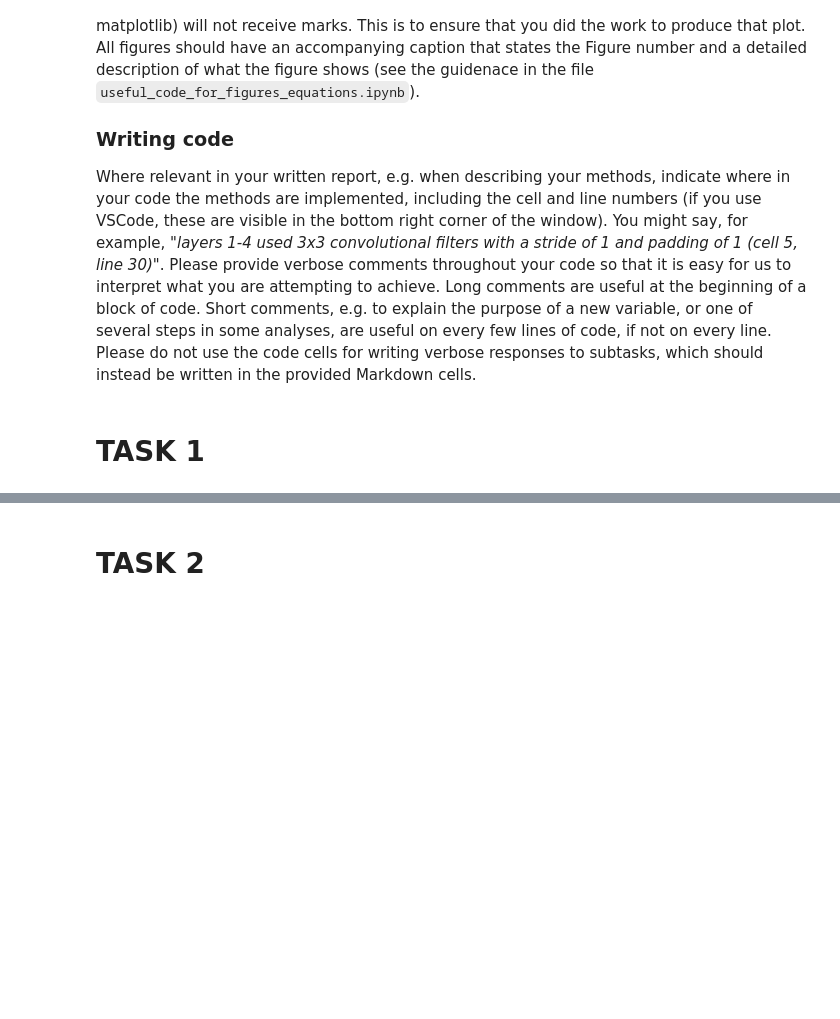
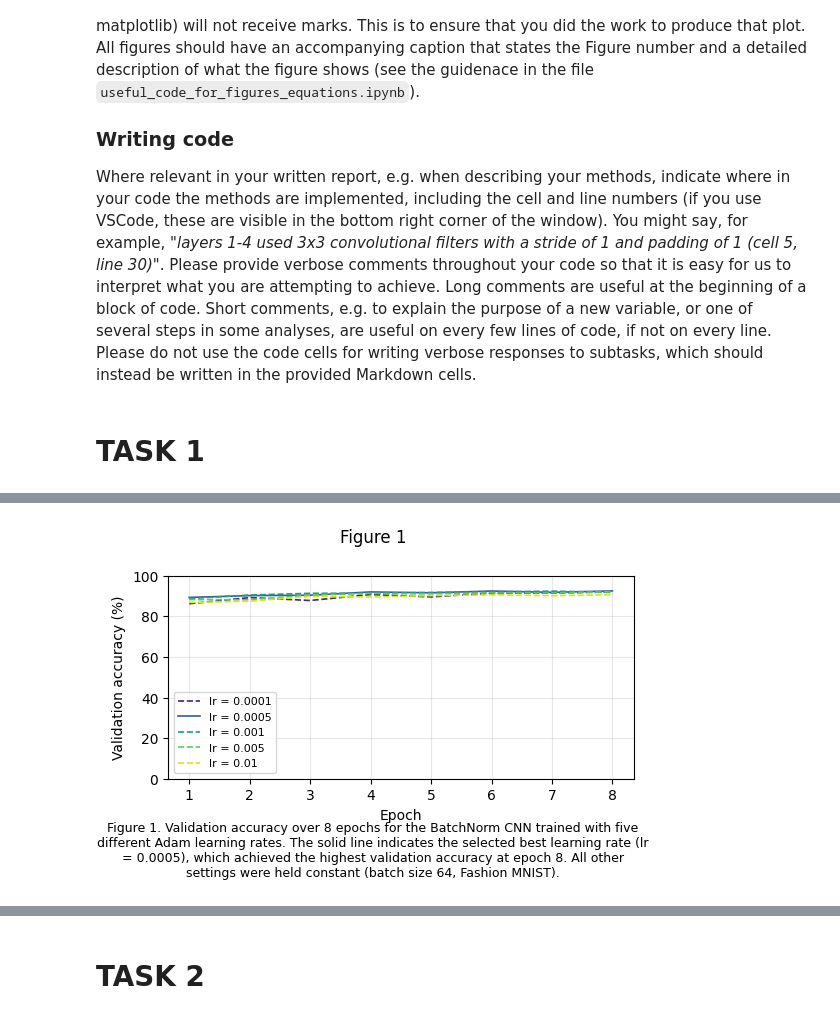
Before and after one commit to Noah-To/NN-Draft, a Jupyter notebook: XXXXXX.ipynb, the cells around one changed output, grey strips where cells are left out. Saved outputs shown, nothing was run; the diff lists cells and outputs as text; code cells hidden in the pictures; blank space fills up the shorter version.

```diff
--- a/XXXXXX.ipynb
+++ b/XXXXXX.ipynb
@@ -27,0 +168,73 @@ Where relevant in your written report, e.g. when describing your methods, indica
+# %%
+
+# Learning rate experiment
+# The assignment requires investigating a range of learning rates to find the
+# best-performing one. Each LR is tested for 8 epochs using the BatchNorm CNN
+# (fewer epochs than the final run, but enough to see which LR converges best).
+# Validation accuracy at epoch 8 is used to select the best LR.
+
+LEARNING_RATES = [1e-4, 5e-4, 1e-3, 5e-3, 1e-2]
+LR_EPOCHS = 8   # short run per LR — just enough to compare convergence speed
+
+lr_val_acc_histories = {}   # store val accuracy curve for each LR
+
+criterion = nn.CrossEntropyLoss()
+
+for lr in LEARNING_RATES:
+    model_lr = CNN(use_bn=True).to(device)
+    opt_lr   = optim.Adam(model_lr.parameters(), lr=lr)
+    val_accs = []
+
+    print(f"\nLR = {lr}")
+    for epoch in range(1, LR_EPOCHS + 1):
+        # one pass through training data
+        model_lr.train()
+        for images, labels in train_loader:
+            images, labels = images.to(device), labels.to(device)
+            opt_lr.zero_grad()
+            loss = criterion(model_lr(images), labels)
+            loss.backward()
+            opt_lr.step()
+
+        # evaluate on validation set
+        _, vl_acc = evaluate(model_lr, val_loader, criterion)
+        val_accs.append(vl_acc * 100)
+        print(f"  epoch {epoch}/{LR_EPOCHS}  val acc: {vl_acc*100:.1f}%")
+
+    lr_val_acc_histories[lr] = val_accs
+
+# Select the LR with the highest validation accuracy at the final epoch
+BEST_LR = max(LEARNING_RATES, key=lambda lr: lr_val_acc_histories[lr][-1])
+print(f"\nBest learning rate: {BEST_LR}  "
+      f"(val acc = {lr_val_acc_histories[BEST_LR][-1]:.1f}% at epoch {LR_EPOCHS})")
+
+# Figure 1: validation accuracy curves for each learning rate
+figWidth  = 14.
+figHeight = 8.
+fig, ax = plt.subplots(figsize=tuple(np.array((figWidth, figHeight)) / 2.54))
+
+fig.suptitle('Figure 1')
+
+colors = plt.cm.viridis([0.1, 0.3, 0.55, 0.75, 0.95])  # 5 distinct colours
+for (lr, accs), col in zip(lr_val_acc_histories.items(), colors):
+    ax.plot(range(1, LR_EPOCHS + 1), accs, linewidth=1.2,
+            label=f'lr = {lr}', color=col,
+            linestyle='-' if lr == BEST_LR else '--')
+
+ax.set_xlabel('Epoch')
+ax.set_ylabel('Validation accuracy (%)')
+ax.set_ylim([0, 100])
+ax.xaxis.set_ticks(range(1, LR_EPOCHS + 1))
+ax.legend(fontsize=8)
+ax.grid(True, alpha=0.3)
+
+txt = (f"Figure 1. Validation accuracy over {LR_EPOCHS} epochs for the BatchNorm CNN trained "
+       f"with five different Adam learning rates. The solid line indicates the selected best "
+       f"learning rate (lr = {BEST_LR}), which achieved the highest validation accuracy at "
+       f"epoch {LR_EPOCHS}. All other settings were held constant (batch size 64, Fashion MNIST).")
+plt.figtext(0.5, -0.12, txt, wrap=True, horizontalalignment='center', fontsize=9)
+
+plt.tight_layout()
+plt.savefig('task1_lr_experiment.png', dpi=150, bbox_inches='tight')
+plt.show()
+# %% [output]
@@ -27,0 +258 @@ Where relevant in your written report, e.g. when describing your methods, indica
+[figure, added]
```
Also changed, not shown: parts of 8 cells of this notebook, 11 other files.
